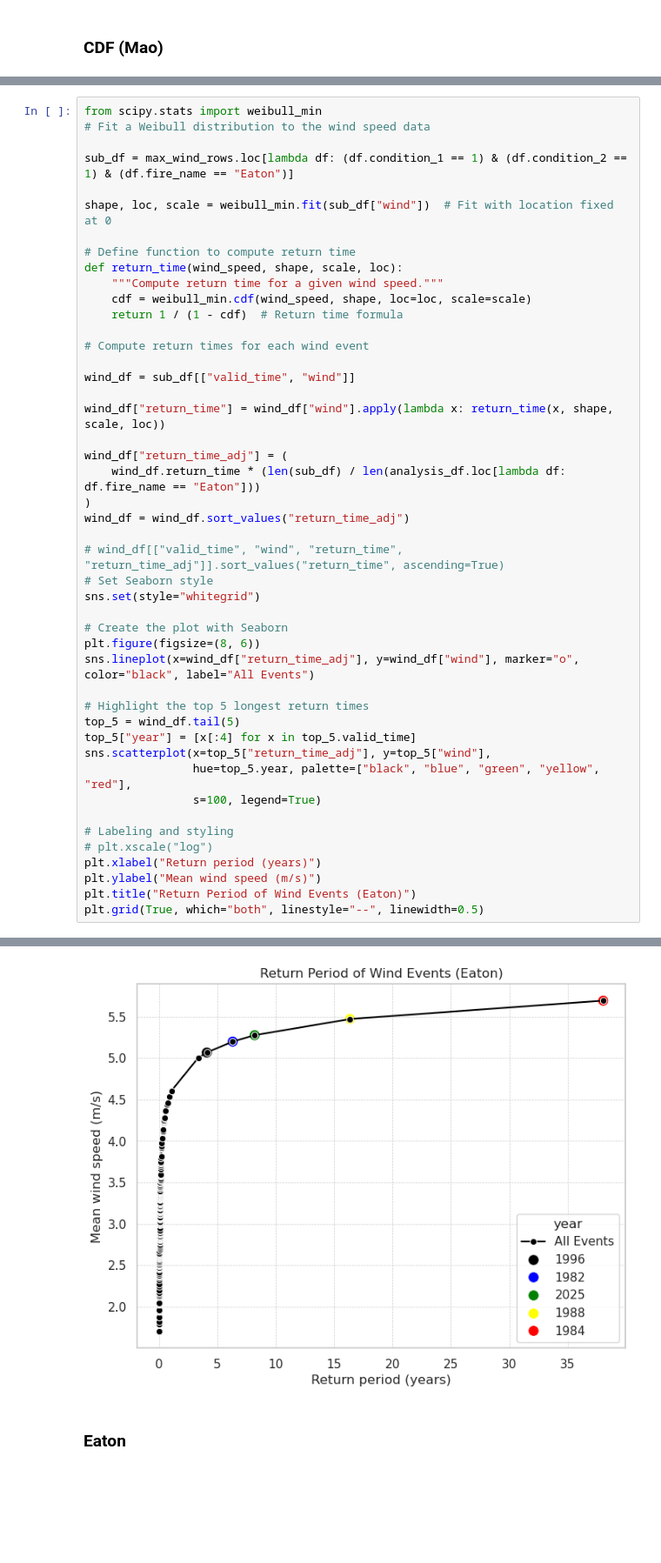
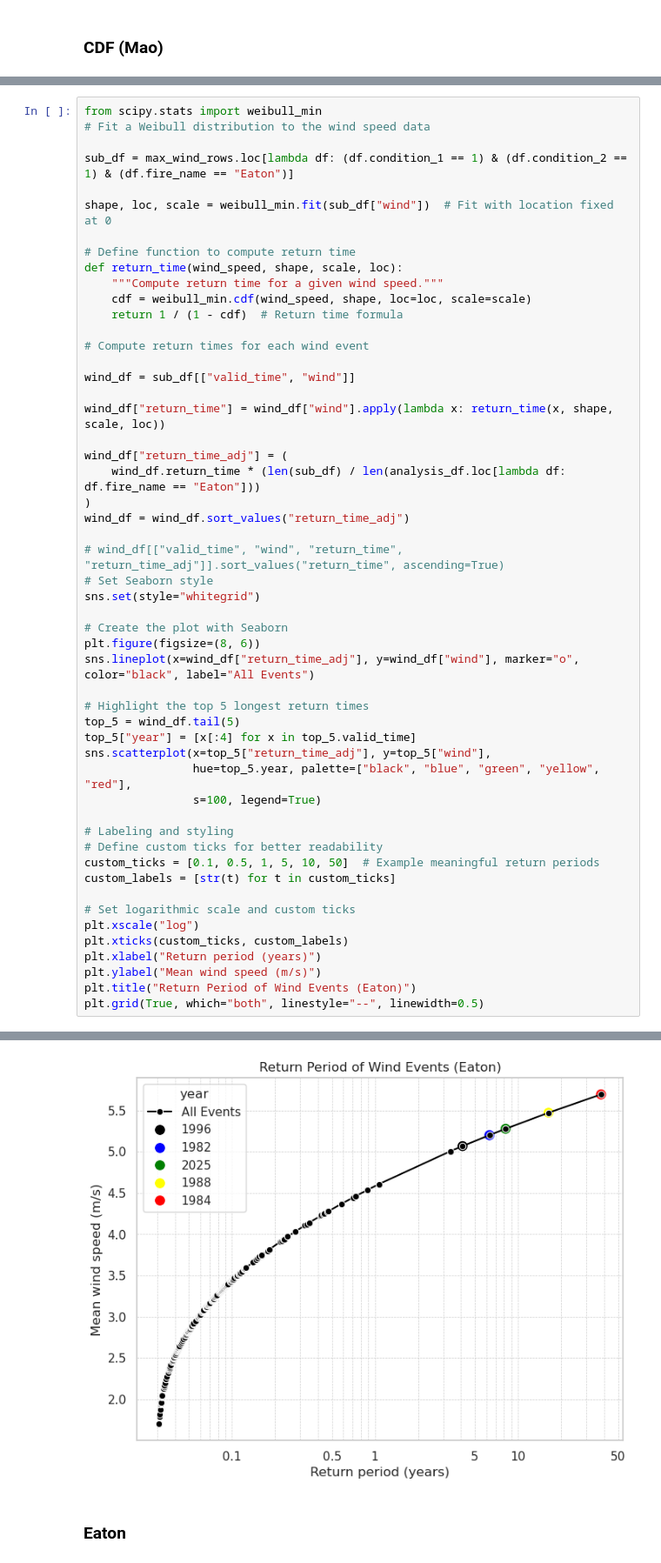
Before and after one commit to mitchhung/era5-santa-ana, a Jupyter notebook: notebooks/saw.ipynb, the cells around one changed output, grey strips where cells are left out. Shown at 87% size. Cells and saved outputs as stored; diff of their text form; blank space fills up the shorter version.

```diff
--- a/notebooks/saw.ipynb
+++ b/notebooks/saw.ipynb
@@ -790,35 +797,41 @@ plt.figure(figsize=(8, 6))
 sns.lineplot(x=wind_df["return_time_adj"], y=wind_df["wind"], marker="o", color="black", label="All Events")
 
 # Highlight the top 5 longest return times
 top_5 = wind_df.tail(5)
 top_5["year"] = [x[:4] for x in top_5.valid_time]
 sns.scatterplot(x=top_5["return_time_adj"], y=top_5["wind"],
                 hue=top_5.year, palette=["black", "blue", "green", "yellow", "red"],
                 s=100, legend=True)
 
 # Labeling and styling
-# plt.xscale("log")
+# Define custom ticks for better readability
+custom_ticks = [0.1, 0.5, 1, 5, 10, 50]  # Example meaningful return periods
+custom_labels = [str(t) for t in custom_ticks]
+
+# Set logarithmic scale and custom ticks
+plt.xscale("log")
+plt.xticks(custom_ticks, custom_labels)
 plt.xlabel("Return period (years)")
 plt.ylabel("Mean wind speed (m/s)")
 plt.title("Return Period of Wind Events (Eaton)")
 plt.grid(True, which="both", linestyle="--", linewidth=0.5)
 # %% [output]
 A value is trying to be set on a copy of a slice from a DataFrame.
 Try using .loc[row_indexer,col_indexer] = value instead
 
 See the caveats in the documentation: https://pandas.pydata.org/pandas-docs/stable/user_guide/indexing.html#returning-a-view-versus-a-copy
   wind_df["return_time"] = wind_df["wind"].apply(lambda x: return_time(x, shape, scale, loc))
 A value is trying to be set on a copy of a slice from a DataFrame.
 Try using .loc[row_indexer,col_indexer] = value instead
 
 See the caveats in the documentation: https://pandas.pydata.org/pandas-docs/stable/user_guide/indexing.html#returning-a-view-versus-a-copy
   wind_df["return_time_adj"] = (
 A value is trying to be set on a copy of a slice from a DataFrame.
 Try using .loc[row_indexer,col_indexer] = value instead
 
 See the caveats in the documentation: https://pandas.pydata.org/pandas-docs/stable/user_guide/indexing.html#returning-a-view-versus-a-copy
   top_5["year"] = [x[:4] for x in top_5.valid_time]
-[figure, old version]
+[figure, new version]
 # %% [markdown]
 ### Eaton
 # %%
```
Also changed, not shown: parts of 3 cells of this notebook.
